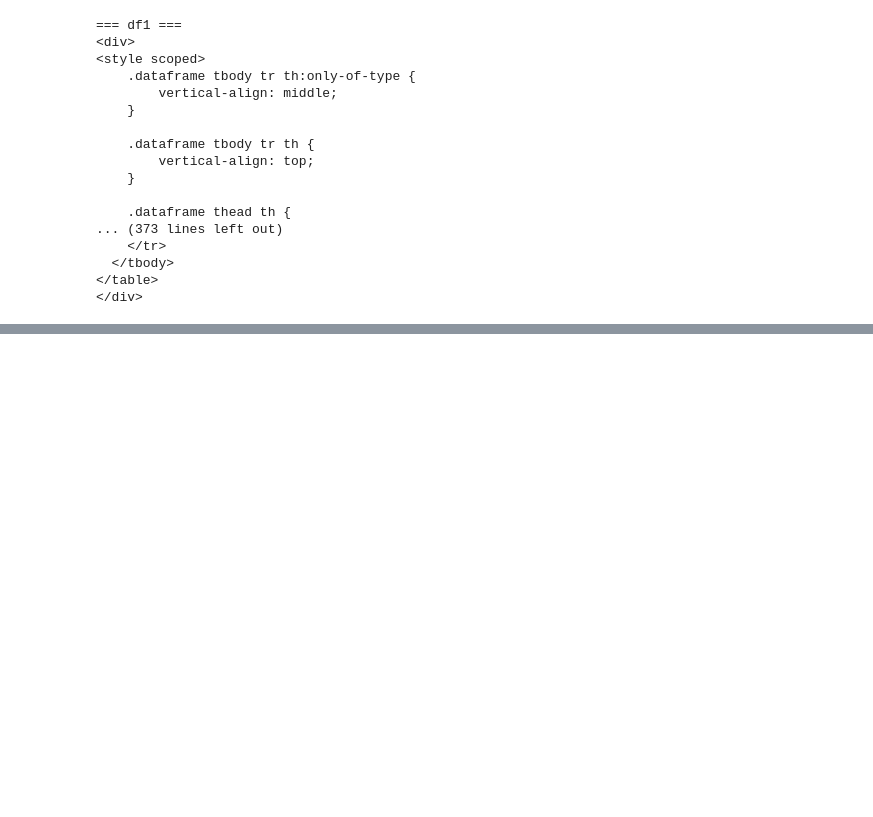
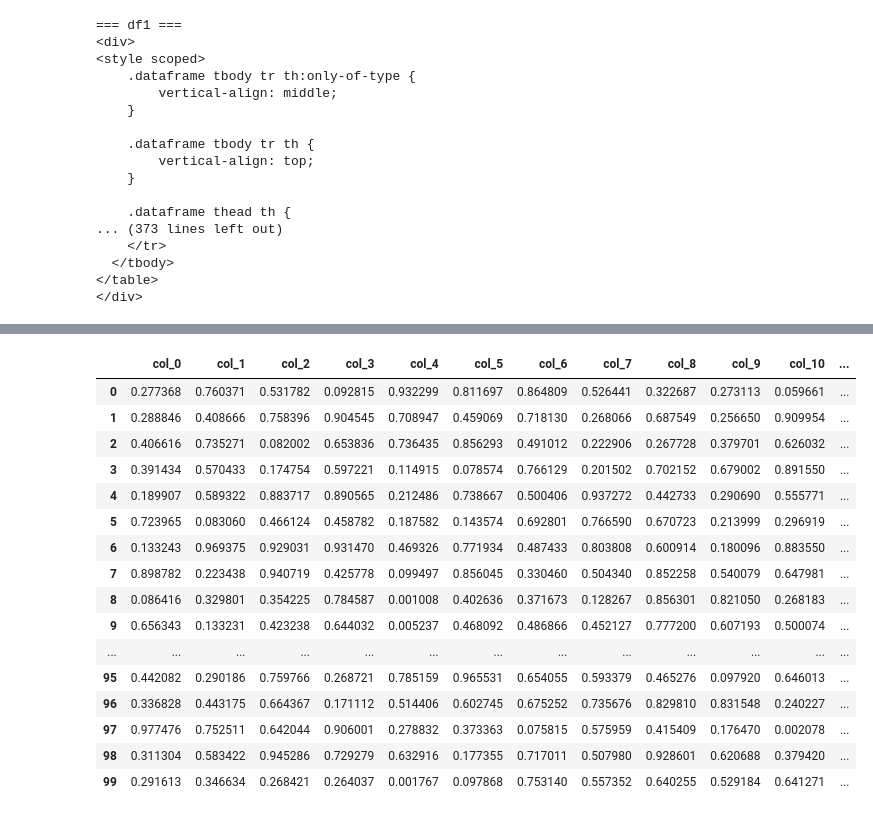
Before and after one commit to nicolasakf/Orion-app, a Jupyter notebook: public/test-files/table-extractor-test-dfs.ipynb, the cells around one changed output, grey strips where cells are left out. Cells and saved outputs as stored; diff of their text form; code cells hidden in the pictures; blank space fills up the shorter version.

```diff
--- a/public/test-files/table-extractor-test-dfs.ipynb
+++ b/public/test-files/table-extractor-test-dfs.ipynb
@@ -163,0 +191,32 @@ for name, html in [
+# %%
+# Set pandas options to display all rows and columns
+pd.set_option('display.max_rows', None)
+pd.set_option('display.max_columns', None)
+
+# Create a DataFrame with 100 rows and 50 columns to demonstrate scrolling
+num_rows_large = 100
+num_cols_large = 50
+data_large = np.random.rand(num_rows_large, num_cols_large)
+columns_large = [f'col_{i}' for i in range(num_cols_large)]
+df_large = pd.DataFrame(data_large, columns=columns_large)
+
+# Display the DataFrame
+df_large
+# %% [output]
+|  | col_0 | col_1 | col_2 | col_3 | col_4 | col_5 | col_6 | col_7 | col_8 | col_9 | col_10 | ... |
+| 0 | 0.277368 | 0.760371 | 0.531782 | 0.092815 | 0.932299 | 0.811697 | 0.864809 | 0.526441 | 0.322687 | 0.273113 | 0.059661 | ... |
+| 1 | 0.288846 | 0.408666 | 0.758396 | 0.904545 | 0.708947 | 0.459069 | 0.718130 | 0.268066 | 0.687549 | 0.256650 | 0.909954 | ... |
+| 2 | 0.406616 | 0.735271 | 0.082002 | 0.653836 | 0.736435 | 0.856293 | 0.491012 | 0.222906 | 0.267728 | 0.379701 | 0.626032 | ... |
+| 3 | 0.391434 | 0.570433 | 0.174754 | 0.597221 | 0.114915 | 0.078574 | 0.766129 | 0.201502 | 0.702152 | 0.679002 | 0.891550 | ... |
+| 4 | 0.189907 | 0.589322 | 0.883717 | 0.890565 | 0.212486 | 0.738667 | 0.500406 | 0.937272 | 0.442733 | 0.290690 | 0.555771 | ... |
+| 5 | 0.723965 | 0.083060 | 0.466124 | 0.458782 | 0.187582 | 0.143574 | 0.692801 | 0.766590 | 0.670723 | 0.213999 | 0.296919 | ... |
+| 6 | 0.133243 | 0.969375 | 0.929031 | 0.931470 | 0.469326 | 0.771934 | 0.487433 | 0.803808 | 0.600914 | 0.180096 | 0.883550 | ... |
+| 7 | 0.898782 | 0.223438 | 0.940719 | 0.425778 | 0.099497 | 0.856045 | 0.330460 | 0.504340 | 0.852258 | 0.540079 | 0.647981 | ... |
+| 8 | 0.086416 | 0.329801 | 0.354225 | 0.784587 | 0.001008 | 0.402636 | 0.371673 | 0.128267 | 0.856301 | 0.821050 | 0.268183 | ... |
+| 9 | 0.656343 | 0.133231 | 0.423238 | 0.644032 | 0.005237 | 0.468092 | 0.486866 | 0.452127 | 0.777200 | 0.607193 | 0.500074 | ... |
+| ... | ... | ... | ... | ... | ... | ... | ... | ... | ... | ... | ... | ... |
+| 95 | 0.442082 | 0.290186 | 0.759766 | 0.268721 | 0.785159 | 0.965531 | 0.654055 | 0.593379 | 0.465276 | 0.097920 | 0.646013 | ... |
+| 96 | 0.336828 | 0.443175 | 0.664367 | 0.171112 | 0.514406 | 0.602745 | 0.675252 | 0.735676 | 0.829810 | 0.831548 | 0.240227 | ... |
+| 97 | 0.977476 | 0.752511 | 0.642044 | 0.906001 | 0.278832 | 0.373363 | 0.075815 | 0.575959 | 0.415409 | 0.176470 | 0.002078 | ... |
+| 98 | 0.311304 | 0.583422 | 0.945286 | 0.729279 | 0.632916 | 0.177355 | 0.717011 | 0.507980 | 0.928601 | 0.620688 | 0.379420 | ... |
+| 99 | 0.291613 | 0.346634 | 0.268421 | 0.264037 | 0.001767 | 0.097868 | 0.753140 | 0.557352 | 0.640255 | 0.529184 | 0.641271 | ... |
```
Also changed, not shown: parts of 1 cell of this notebook, 1 other file.
